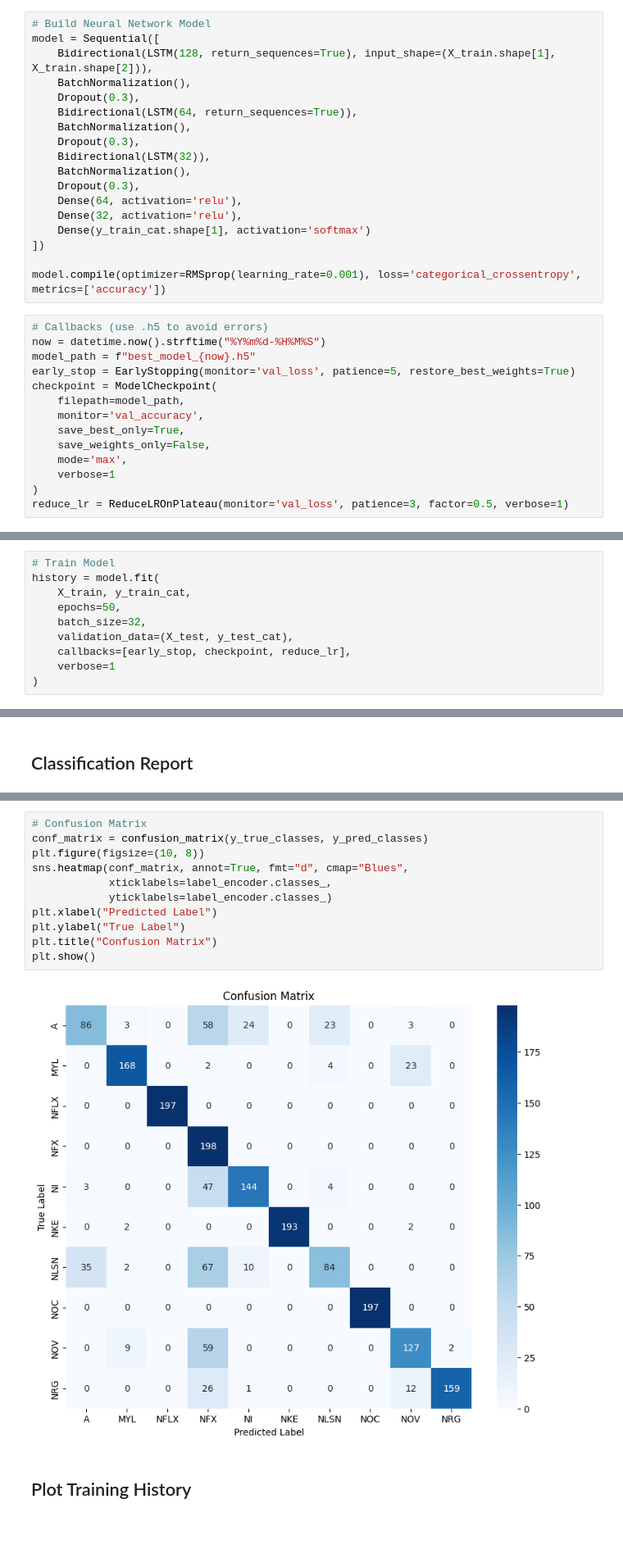
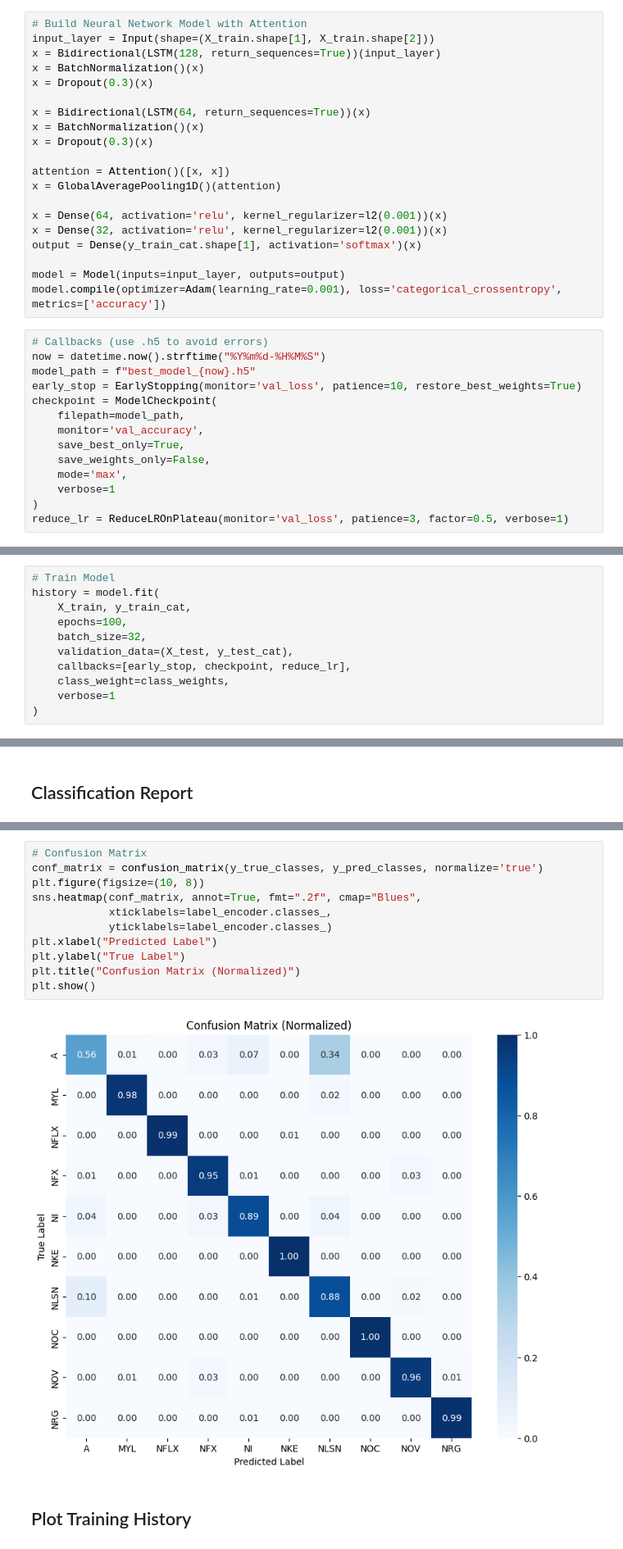
Before and after one commit to RyanGA09/codveda-ml-submission, a Jupyter notebook: Level 3 Advanced/Task_3_Neural_Network/neural_network.ipynb, the cells around one changed output, grey strips where cells are left out. Shown at 82% size. Saved outputs shown, nothing was run; the diff lists cells and outputs as text.

```diff
--- a/Level 3 Advanced/Task_3_Neural_Network/neural_network.ipynb
+++ b/Level 3 Advanced/Task_3_Neural_Network/neural_network.ipynb
@@ -134,28 +124,30 @@ X_train, X_test, y_train_cat, y_test_cat = train_test_split(
 # %% [markdown]
 ## Build Neural Network Model
 # %%
-# Build Neural Network Model
-model = Sequential([
-    Bidirectional(LSTM(128, return_sequences=True), input_shape=(X_train.shape[1], X_train.shape[2])),
-    BatchNormalization(),
-    Dropout(0.3),
-    Bidirectional(LSTM(64, return_sequences=True)),
-    BatchNormalization(),
-    Dropout(0.3),
-    Bidirectional(LSTM(32)),
-    BatchNormalization(),
-    Dropout(0.3),
-    Dense(64, activation='relu'),
-    Dense(32, activation='relu'),
-    Dense(y_train_cat.shape[1], activation='softmax')
-])
+# Build Neural Network Model with Attention
+input_layer = Input(shape=(X_train.shape[1], X_train.shape[2]))
+x = Bidirectional(LSTM(128, return_sequences=True))(input_layer)
+x = BatchNormalization()(x)
+x = Dropout(0.3)(x)
 
-model.compile(optimizer=RMSprop(learning_rate=0.001), loss='categorical_crossentropy', metrics=['accuracy'])
+x = Bidirectional(LSTM(64, return_sequences=True))(x)
+x = BatchNormalization()(x)
+x = Dropout(0.3)(x)
+
+attention = Attention()([x, x])
+x = GlobalAveragePooling1D()(attention)
+
+x = Dense(64, activation='relu', kernel_regularizer=l2(0.001))(x)
+x = Dense(32, activation='relu', kernel_regularizer=l2(0.001))(x)
+output = Dense(y_train_cat.shape[1], activation='softmax')(x)
+
+model = Model(inputs=input_layer, outputs=output)
+model.compile(optimizer=Adam(learning_rate=0.001), loss='categorical_crossentropy', metrics=['accuracy'])
 # %%
 # Callbacks (use .h5 to avoid errors)
 now = datetime.now().strftime("%Y%m%d-%H%M%S")
 model_path = f"best_model_{now}.h5"
-early_stop = EarlyStopping(monitor='val_loss', patience=5, restore_best_weights=True)
+early_stop = EarlyStopping(monitor='val_loss', patience=10, restore_best_weights=True)
 checkpoint = ModelCheckpoint(
     filepath=model_path,
     monitor='val_accuracy',
@@ -171,10 +163,11 @@ reduce_lr = ReduceLROnPlateau(monitor='val_loss', patience=3, factor=0.5, verbos
 # Train Model
 history = model.fit(
     X_train, y_train_cat,
-    epochs=50,
+    epochs=100,
     batch_size=32,
     validation_data=(X_test, y_test_cat),
     callbacks=[early_stop, checkpoint, reduce_lr],
+    class_weight=class_weights,
     verbose=1
 )
 # %% [output]
@@ -240,16 +233,16 @@ weighted avg       0.83      0.79      0.79      1974
 # %%
 # Confusion Matrix
-conf_matrix = confusion_matrix(y_true_classes, y_pred_classes)
+conf_matrix = confusion_matrix(y_true_classes, y_pred_classes, normalize='true')
 plt.figure(figsize=(10, 8))
-sns.heatmap(conf_matrix, annot=True, fmt="d", cmap="Blues",
+sns.heatmap(conf_matrix, annot=True, fmt=".2f", cmap="Blues",
             xticklabels=label_encoder.classes_,
             yticklabels=label_encoder.classes_)
 plt.xlabel("Predicted Label")
 plt.ylabel("True Label")
-plt.title("Confusion Matrix")
+plt.title("Confusion Matrix (Normalized)")
 plt.show()
 # %% [output]
-[figure, old version]
+[figure, new version]
 # %% [markdown]
 ## Plot Training History
 # %%
```
Also changed, not shown: parts of 21 cells of this notebook, 1 other file.
